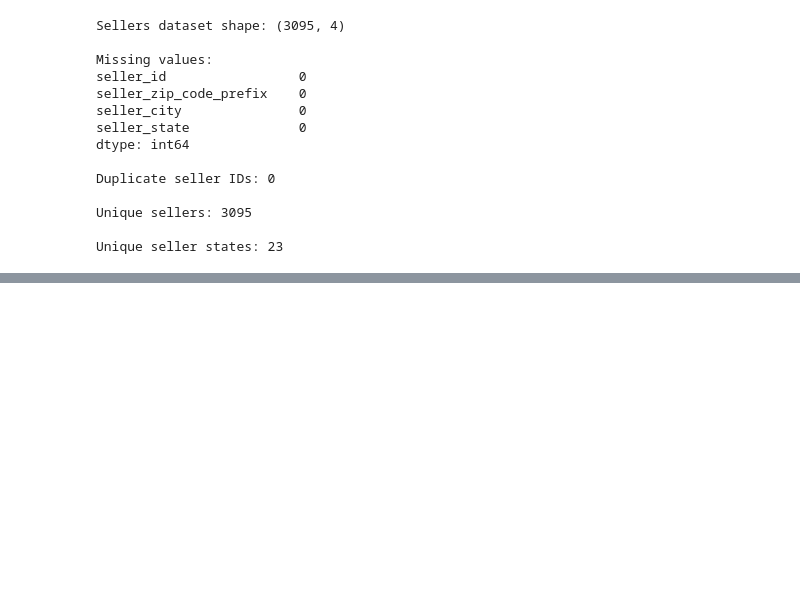
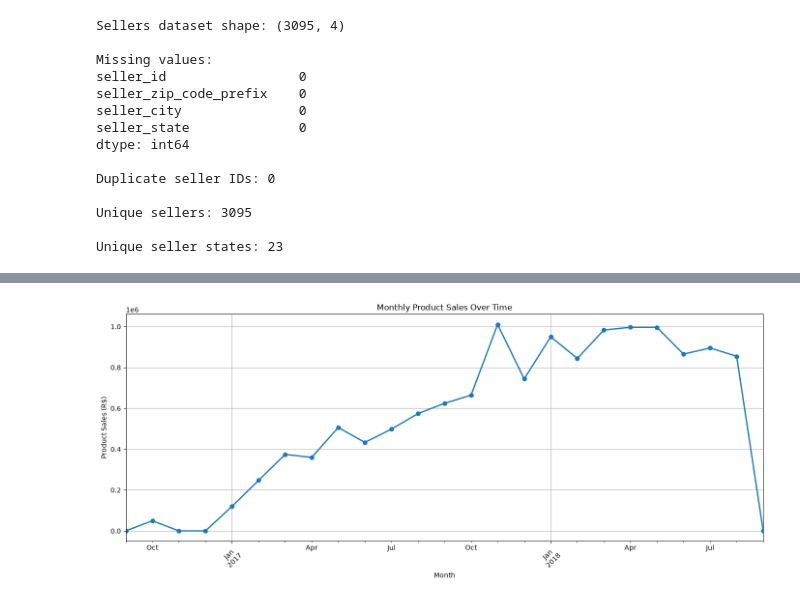
Before and after one commit to Gyrith/E-Commerce-Business-Analytics, a Jupyter notebook: E-Commerce Business Analytics.ipynb, the cells around one changed output, grey strips where cells are left out. Saved outputs shown, nothing was run; the diff lists cells and outputs as text; code cells hidden in the pictures; blank space fills up the shorter version.

```diff
--- a/E-Commerce Business Analytics.ipynb
+++ b/E-Commerce Business Analytics.ipynb
@@ -1451,0 +1668,25 @@ Unique seller states: 23
+# %%
+
+order_details = orders_analysis[
+    [
+        'order_id',
+        'order_status',
+        'order_purchase_timestamp',
+        'order_delivered_customer_date',
+        'order_estimated_delivery_date',
+        'customer_unique_id',
+        'customer_city',
+        'customer_state'
+    ]
+]
+
+items_analysis = items_analysis.merge(order_details,on='order_id',how='left'
+)
+
+print("Shape:", items_analysis.shape)
+
+print("\nDuplicate item records:",items_analysis.duplicated(subset=['order_id', 'order_item_id']).sum())
+
+print("\nMissing order information:")
+print(items_analysis[
+      ['order_status', 'customer_state']].isnull().sum())
@@ -1451,0 +1806,5 @@ Unique seller states: 23
+# %%
+# monthly sales performance
+monthly_sales = (items_analysis.set_index('order_purchase_timestamp').resample('MS')['price'].sum())
+
+monthly_sales
@@ -1451,0 +1829,14 @@ Unique seller states: 23
+# %%
+plt.figure(figsize=(14, 6))
+
+monthly_sales.plot(kind='line',marker='o',linewidth=2)
+
+plt.title('Monthly Product Sales Over Time')
+plt.xlabel('Month')
+plt.ylabel('Product Sales (R$)')
+plt.xticks(rotation=45)
+plt.grid(True)
+plt.tight_layout()
+plt.show()
+# %% [output]
+[figure, added]
```
Also changed, not shown: parts of 54 cells of this notebook.
